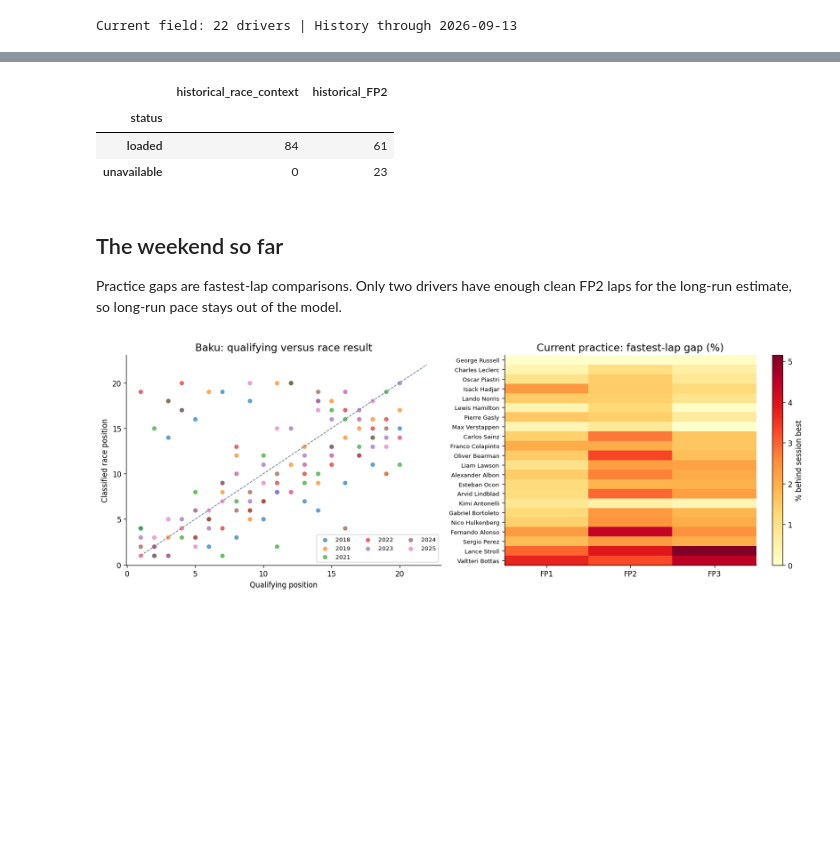
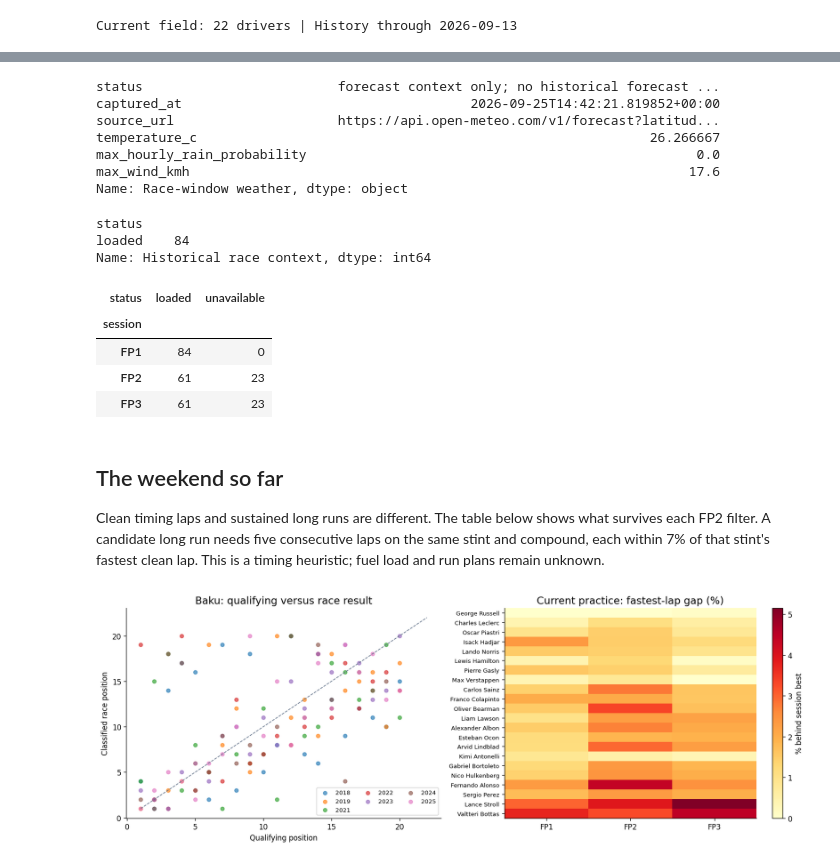
Before and after one commit to tarun2k/F1-Baku-2026-Predictions, a Jupyter notebook: baku_2026.ipynb, the cells around one changed output, grey strips where cells are left out. Drawn from its saved outputs; the diff is of its cells as text; code cells hidden in the pictures; blank space fills up the shorter version.

```diff
--- a/baku_2026.ipynb
+++ b/baku_2026.ipynb
@@ -352,7 +352,8 @@ def add_weekend_summary(field, practice):
         ].copy()
         p.columns = ["_join", f"{sess.lower()}_gap_pct", f"{sess.lower()}_laps"]
         f = f.merge(p, on="_join", how="left", validate="one_to_one")
-    f["fp2_team_gap_pct"] = f.groupby("constructorId").fp2_gap_pct.transform("mean")
+    for sess in ["fp1", "fp2", "fp3"]:
+        f[f"{sess}_team_gap_pct"] = f.groupby("constructorId")[f"{sess}_gap_pct"].transform("mean")
     return f.drop(columns="_join")
 
 
@@ -711,9 +735,18 @@ Current field: 22 drivers | History through 2026-09-13
 # %%
 with capture_output():
     history, context_log = enrich_race_context(history, CACHE, since=TIMING_START_YEAR)
-    history, timing_log = enrich_fp2(history, CACHE, since=TIMING_START_YEAR)
+    history, timing_log = enrich_practice(history, CACHE, since=TIMING_START_YEAR)
 
-long_run_columns = ["fp2_longrun_delta", "fp2_stint_slope", "fp2_longrun_laps"]
+unavailable = timing_log.loc[timing_log.status.eq("unavailable")]
+unexpected = unavailable.loc[~unavailable.detail.str.contains("does not exist for this event", na=False)]
+if not unexpected.empty:
+    display(unexpected)
+    raise RuntimeError("Practice extraction is incomplete. Resolve the listed download errors and rerun this cell.")
+
+long_run_columns = [
+    "fp2_clean_laps", "fp2_pace_laps", "fp2_longest_run",
+    "fp2_longrun_delta", "fp2_stint_slope", "fp2_longrun_laps",
+]
 field[long_run_columns] = np.nan
 try:
     weekend_identity = dict(zip(field.number.astype(int).astype(str), field.driverId))
@@ -731,16 +764,8 @@ weather = weather_snapshot(
     DATA / "weather_snapshot.json", RACE_START, AS_OF_UTC, fetch=False
 )
 display(pd.Series(weather, name="Race-window weather"))
-display(
-    pd.DataFrame(
-        {
-            "historical_race_context": context_log.status.value_counts(),
-            "historical_FP2": timing_log.status.value_counts(),
-        }
-    )
-    .fillna(0)
-    .astype(int)
-)
+display(context_log.status.value_counts().rename("Historical race context"))
+display(pd.crosstab(timing_log.session, timing_log.status))
 context_log.to_csv(OUT / "race_context_availability.csv", index=False)
-timing_log.to_csv(OUT / "timing_availability.csv", index=False)
+timing_log.to_csv(OUT / "practice_availability.csv", index=False)
 # %% [output]
@@ -754,12 +789,25 @@ Name: Race-window weather, dtype: object
+status                         forecast context only; no historical forecast ...
+captured_at                                     2026-09-25T14:42:21.819852+00:00
+source_url                     https://api.open-meteo.com/v1/forecast?latitud...
+temperature_c                                                          26.266667
+max_hourly_rain_probability                                                  0.0
+max_wind_kmh                                                                17.6
+Name: Race-window weather, dtype: object
+status
+loaded    84
+Name: Historical race context, dtype: int64
-|  | historical_race_context | historical_FP2 |
-| status |  |  |
-| loaded | 84 | 61 |
-| unavailable | 0 | 23 |
+| status | loaded | unavailable |
+| session |  |  |
+| FP1 | 84 | 0 |
+| FP2 | 61 | 23 |
+| FP3 | 61 | 23 |
 # %% [markdown]
 ## The weekend so far
 
-Practice gaps are fastest-lap comparisons. Only two drivers have enough clean FP2 laps
-for the long-run estimate, so long-run pace stays out of the model.
+Clean timing laps and sustained long runs are different. The table below shows what
+survives each FP2 filter. A candidate long run needs five consecutive laps on the same
+stint and compound, each within 7% of that stint's fastest clean lap. This is a timing
+heuristic; fuel load and run plans remain unknown.
 # %%
 (fig, axes) = plt.subplots(1, 2, figsize=(14, 5))
 baku_history = history.loc[history.circuitId.eq("baku")]
```
Also changed, not shown: parts of 12 cells of this notebook, 3 other files.
